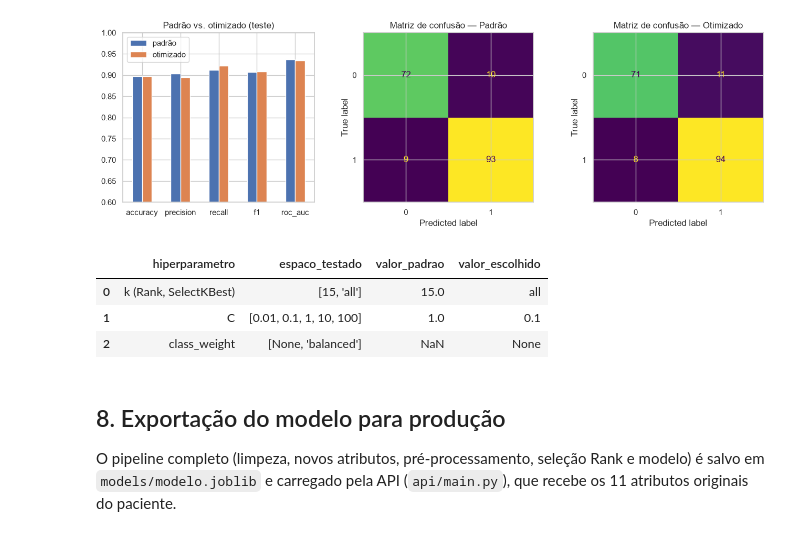
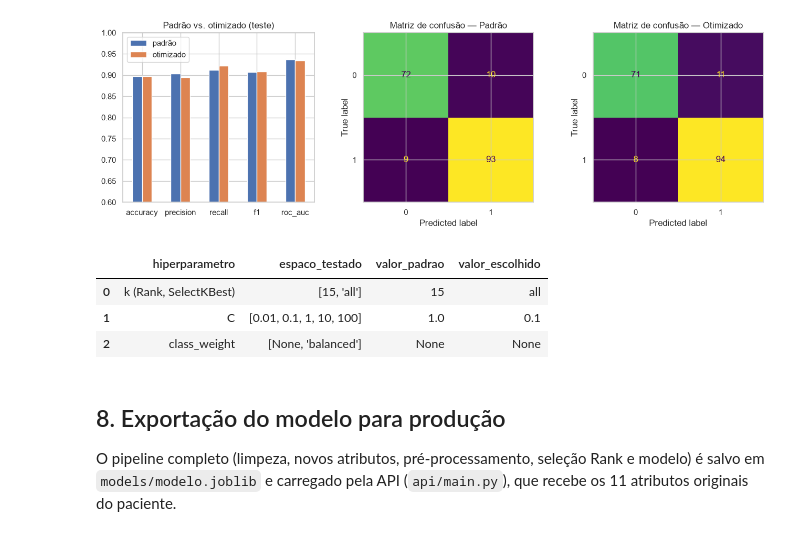
Before and after one commit to plfrancisco/Pipeline_Heart_Failure, a Jupyter notebook: notebooks/pipeline.ipynb, the cells around one changed output. Saved outputs shown, nothing was run; the diff lists cells and outputs as text; code cells hidden in the pictures.

```diff
--- a/notebooks/pipeline.ipynb
+++ b/notebooks/pipeline.ipynb
@@ -58,9 +79,9 @@ versoes
 # %% [markdown]
 ## 1. Dados
 # %%
-df = pd.read_csv("../data/heart.csv")
-print("Formato:", df.shape)
-df.head()
+dados = pd.read_csv("../data/heart.csv")
+print("Formato:", dados.shape)
+dados.head()
 # %% [output]
 Formato: (918, 12)
 |  | Age | Sex | ChestPainType | RestingBP | Cholesterol | FastingBS | RestingECG | MaxHR | ... |
@@ -374,0 +405,10 @@ comp
+# %%
+pipeline_padrao = pipelines_treinados[nome_melhor_modelo]
+pipeline_otimizado = busca_em_grade.best_estimator_
+
+comparacao_padrao_otimizado = pd.DataFrame({
+    "padrão": calcular_metricas(pipeline_padrao, atributos_teste, alvo_teste),
+    "otimizado": calcular_metricas(pipeline_otimizado, atributos_teste, alvo_teste),
+}).T.round(4)
+comparacao_padrao_otimizado.to_csv(f"{PASTA_MODELOS}/comparacao_padrao_vs_otimizado.csv")
+comparacao_padrao_otimizado
@@ -383,38 +428,46 @@ plt.show()
 # %% [output]
 [figure]
 # %%
-# Relatório de hiperparâmetros (para a seção Material e Métodos / Resultados)
-padrao_params = modelos[melhor_nome].get_params()
-linhas = [{"hiperparametro": "k (Rank, SelectKBest)", "espaco_testado": str(espacos[melhor_nome]["sel__k"]),
-           "valor_padrao": melhor_k, "valor_escolhido": grade.best_params_["sel__k"]}]
-for chave, valores in espacos[melhor_nome].items():
-    if chave.startswith("modelo__"):
-        nome_hp = chave.split("__", 1)[1]
-        linhas.append({"hiperparametro": nome_hp, "espaco_testado": str(valores),
-                       "valor_padrao": padrao_params.get(nome_hp), "valor_escolhido": grade.best_params_[chave]})
-hp_tab = pd.DataFrame(linhas)
-hp_tab.to_csv("../models/relatorio_hiperparametros.csv", index=False)
+# Relatório de hiperparâmetros (insumo das seções Material e Métodos e Resultados do relatório).
+hiperparametros_padrao = modelos_padrao[nome_melhor_modelo].get_params()
+linhas_hiperparametros = [{
+    "hiperparametro": "k (Rank, SelectKBest)",
+    "espaco_testado": str(espacos_de_busca[nome_melhor_modelo]["selecao_rank__k"]),
+    "valor_padrao": melhor_k,
+    "valor_escolhido": busca_em_grade.best_params_["selecao_rank__k"],
+}]
+for nome_completo, valores_testados in espacos_de_busca[nome_melhor_modelo].items():
+    if nome_completo.startswith("modelo__"):
+        nome_hiperparametro = nome_completo.split("__", 1)[1]
+        linhas_hiperparametros.append({
+            "hiperparametro": nome_hiperparametro,
+            "espaco_testado": str(valores_testados),
+            "valor_padrao": str(hiperparametros_padrao.get(nome_hiperparametro)),
+            "valor_escolhido": str(busca_em_grade.best_params_[nome_completo]),
+        })
+tabela_hiperparametros = pd.DataFrame(linhas_hiperparametros)
+tabela_hiperparametros.to_csv(f"{PASTA_MODELOS}/relatorio_hiperparametros.csv", index=False)
 
-relatorio = {
-    "modelo_escolhido": melhor_nome,
+relatorio_hiperparametros = {
+    "modelo_escolhido": nome_melhor_modelo,
     "biblioteca_otimizacao": f"scikit-learn {sklearn.__version__} (GridSearchCV)",
     "validacao_cruzada": "StratifiedKFold, 5 folds, shuffle, random_state=42",
     "metrica_otimizacao": "f1",
-    "melhor_f1_cv": round(float(grade.best_score_), 4),
-    "melhores_hiperparametros": {k: (v if isinstance(v, (int, float, str, type(None))) else str(v))
-                                 for k, v in grade.best_params_.items()},
-    "metricas_teste_padrao": {k: round(v, 4) for k, v in avaliar(padrao).items()},
-    "metricas_teste_otimizado": {k: round(v, 4) for k, v in avaliar(otimizado).items()},
-    "bibliotecas": versoes.set_index("biblioteca")["versao"].to_dict(),
+    "melhor_f1_cv": round(float(busca_em_grade.best_score_), 4),
+    "melhores_hiperparametros": {chave: (valor if isinstance(valor, (int, float, str, type(None))) else str(valor))
+                                 for chave, valor in busca_em_grade.best_params_.items()},
+    "metricas_teste_padrao": comparacao_padrao_otimizado.loc["padrão"].to_dict(),
+    "metricas_teste_otimizado": comparacao_padrao_otimizado.loc["otimizado"].to_dict(),
+    "bibliotecas": versoes_bibliotecas.set_index("biblioteca")["versao"].to_dict(),
 }
-with open("../models/relatorio_hiperparametros.json", "w", encoding="utf-8") as f:
-    json.dump(relatorio, f, ensure_ascii=False, indent=2)
-hp_tab
+with open(f"{PASTA_MODELOS}/relatorio_hiperparametros.json", "w", encoding="utf-8") as arquivo:
+    json.dump(relatorio_hiperparametros, arquivo, ensure_ascii=False, indent=2)
+tabela_hiperparametros
 # %% [output]
 |  | hiperparametro | espaco_testado | valor_padrao | valor_escolhido |
-| 0 | k (Rank, SelectKBest) | [15, 'all'] | 15.0 | all |
+| 0 | k (Rank, SelectKBest) | [15, 'all'] | 15 | all |
 | 1 | C | [0.01, 0.1, 1, 10, 100] | 1.0 | 0.1 |
-| 2 | class_weight | [None, 'balanced'] | NaN | None |
+| 2 | class_weight | [None, 'balanced'] | None | None |
 # %% [markdown]
 ## 8. Exportação do modelo para produção
 
```
Also changed, not shown: parts of 19 cells of this notebook, 7 other files.
